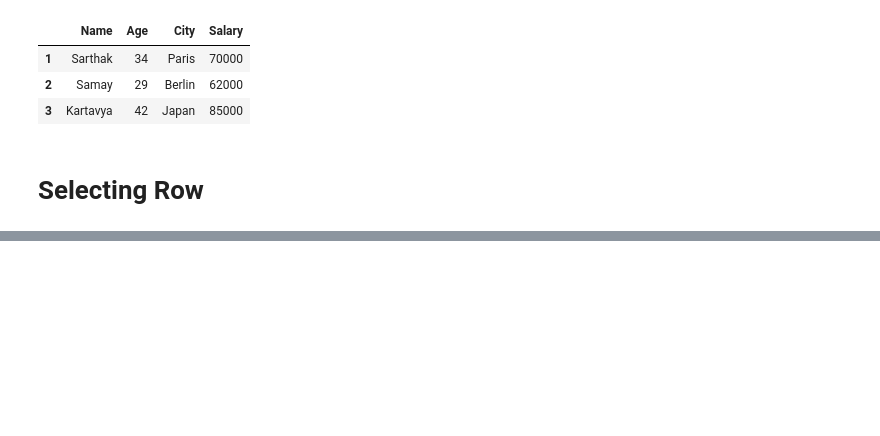
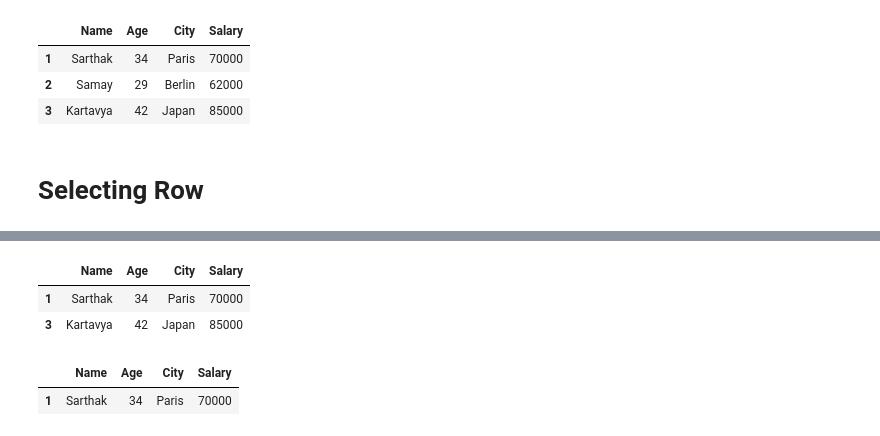
Before and after one commit to Rajni0327/pandas, a Jupyter notebook: Dataframes.ipynb, the cells around one changed output, grey strips where cells are left out. Drawn from its saved outputs; the diff is of its cells as text; code cells hidden in the pictures; blank space fills up the shorter version.

```diff
--- a/Dataframes.ipynb
+++ b/Dataframes.ipynb
@@ -129,0 +192,15 @@ df.drop( 0,axis=0)     #To remove first row
+# %%
+# people whose age is above 30
+
+df[df['Age'] > 30]
+# %% [output]
+|  | Name | Age | City | Salary |
+| 1 | Sarthak | 34 | Paris | 70000 |
+| 3 | Kartavya | 42 | Japan | 85000 |
+# %%
+# people with age above 30 and city Paris
+
+df[(df['Age'] > 30) & (df['City'] == 'Paris')]
+# %% [output]
+|  | Name | Age | City | Salary |
+| 1 | Sarthak | 34 | Paris | 70000 |
```
Also changed, not shown: parts of 10 cells of this notebook.
